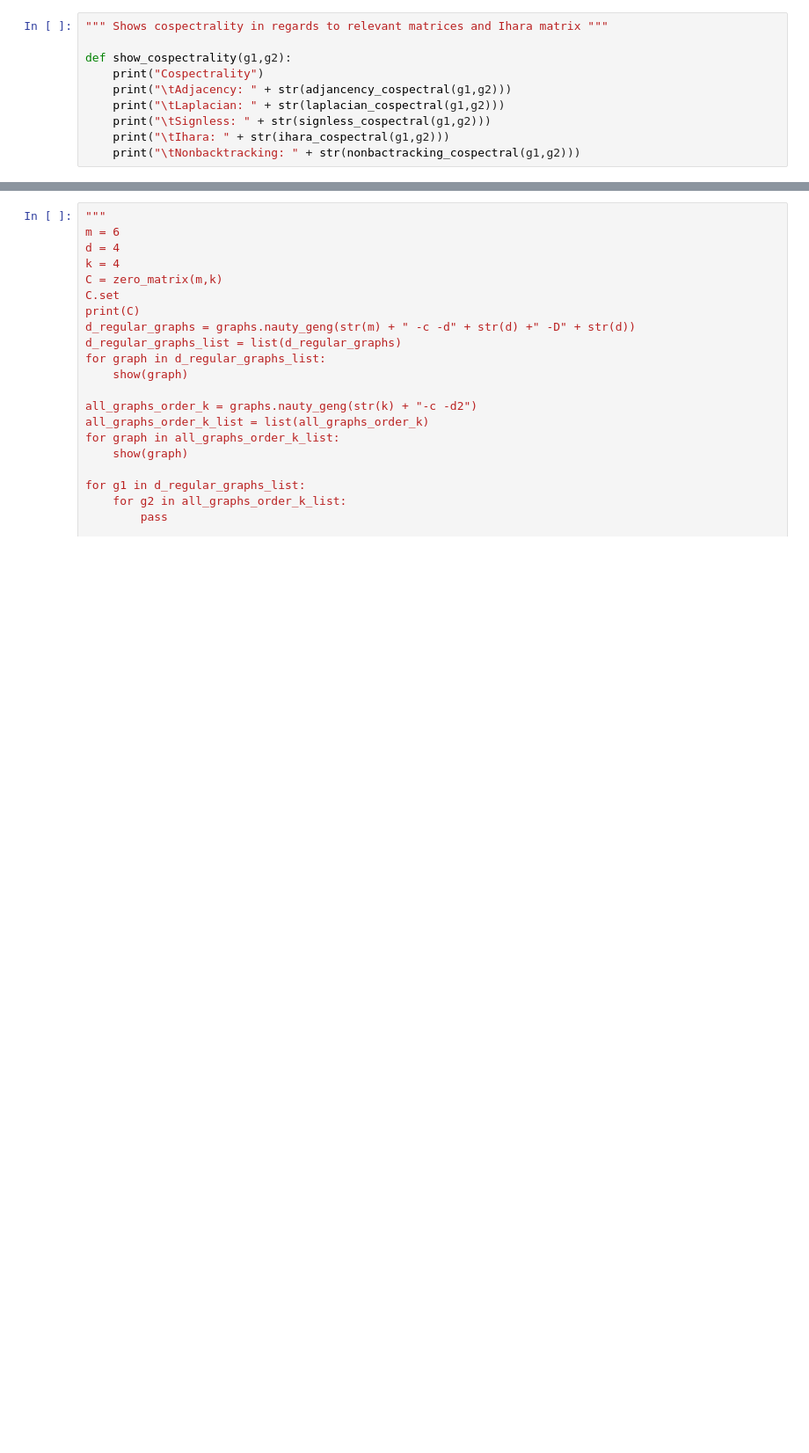
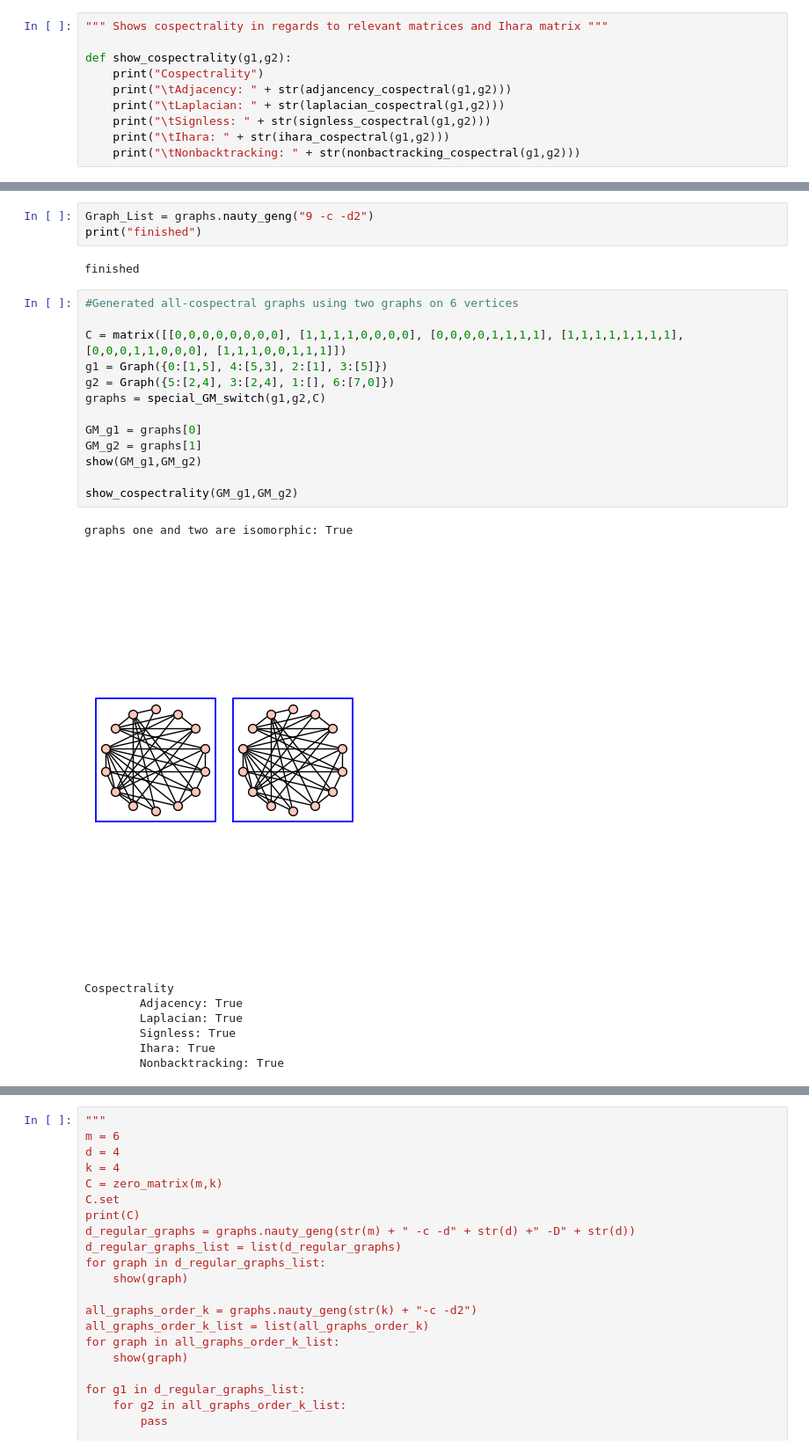
Before and after one commit to davizacheu/Spectral-Graph-Theory-Research, a Jupyter notebook: NB_Functions.ipynb, the cells around one changed output, grey strips where cells are left out. Shown: that part at 88% size. Cells and saved outputs as stored; diff of their text form; blank space fills up the shorter version.

```diff
--- a/NB_Functions.ipynb
+++ b/NB_Functions.ipynb
@@ -273,3 +656,30 @@ Graphs corresponding to [-1, -1, -1, -1, -1, -1, 1, 1, 1, 1, 1, 1, 1, -1.4142135
+# %%
+Graph_List = graphs.nauty_geng("9 -c -d2")
+print("finished")
+# %% [output]
+finished
+# %%
+#Generated all-cospectral graphs using two graphs on 6 vertices
+
+C = matrix([[0,0,0,0,0,0,0,0], [1,1,1,1,0,0,0,0], [0,0,0,0,1,1,1,1], [1,1,1,1,1,1,1,1], [0,0,0,1,1,0,0,0], [1,1,1,0,0,1,1,1]])
+g1 = Graph({0:[1,5], 4:[5,3], 2:[1], 3:[5]})
+g2 = Graph({5:[2,4], 3:[2,4], 1:[], 6:[7,0]})
+graphs = special_GM_switch(g1,g2,C)
+
+GM_g1 = graphs[0]
+GM_g2 = graphs[1]
+show(GM_g1,GM_g2)
+
+show_cospectrality(GM_g1,GM_g2)
+# %% [output]
+graphs one and two are isomorphic: True
+[figure, added]
+Cospectrality
+        Adjacency: True
+        Laplacian: True
+        Signless: True
+        Ihara: True
+        Nonbacktracking: True
 # %%
 #1st cospectral set on 9 vertices
 
```
Also changed, not shown: parts of 17 cells of this notebook, 1 other file.
